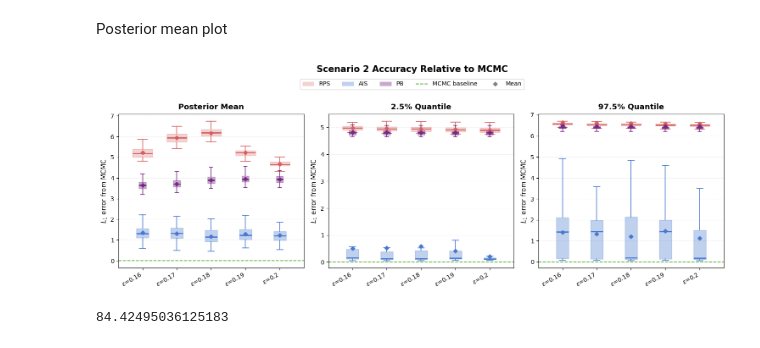
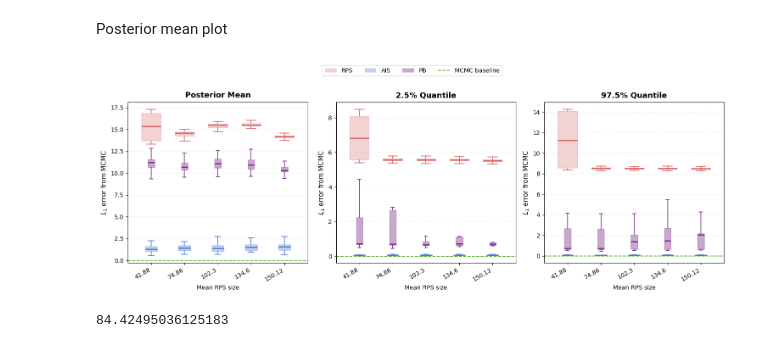
Before and after one commit to fyy2025/RHS-X, a Jupyter notebook: Code/simulation2.ipynb, the cells around one changed output. Cells and saved outputs as stored; diff of their text form; code cells hidden in the pictures.

```diff
--- a/Code/simulation2.ipynb
+++ b/Code/simulation2.ipynb
@@ -94,35 +95,39 @@ pb_overlap.groupby("eps")[["rps_n", "pb_n", "pb_new_n", "pb_new_fraction", "pb_n
+# %%
+rps_df = pb_overlap.groupby("theta")[["rps_n", "pb_n", "pb_new_n", "pb_new_fraction", "pb_new_posterior_mass"]].mean()
+# %%
+theta_labels = [t for t in rps_df.rps_n]
 # %% [markdown]
 Posterior mean plot
 # %%
 import numpy as np
-AIS = {k: [] for k in eps_keys}
-RPS = {k: [] for k in eps_keys}
-PB  = {k: [] for k in eps_keys}
+AIS_res = {k: [] for k in theta_keys}
+RPS_res = {k: [] for k in theta_keys}
+PB_res  = {k: [] for k in theta_keys}
 
 for x in data:
-    for key in eps_keys:
-        RPS[key].append(np.sum(np.abs(np.asarray(x[f"RPS_{key}"]) - x["MCMC"])))
-        AIS[key].append(np.sum(np.abs(np.asarray(x[f"AIS_{key}"]) - x["MCMC"])))
-        PB[key].append(np.sum(np.abs(np.asarray(x[f"PB_{key}"])  - x["MCMC"])))
+    for key in theta_keys:
+        RPS_res[key].append(np.sum(np.abs(np.asarray(x[f"RPS_{key}"]) - x["MCMC"])))
+        AIS_res[key].append(np.sum(np.abs(np.asarray(x[f"AIS_{key}"]) - x["MCMC"])))
+        PB_res[key].append(np.sum(np.abs(np.asarray(x[f"PB_{key}"])  - x["MCMC"])))
 # %%
 import pandas as pd
 import matplotlib.pyplot as plt
 import numpy as np
 from matplotlib.patches import Patch
 
-AIS_mean = {k: list(v) for k, v in AIS.items()}
-RPS_mean = {k: list(v) for k, v in RPS.items()}
-PB_mean  = {k: list(v) for k, v in PB.items()}
+AIS_mean = {k: list(v) for k, v in AIS_res.items()}
+RPS_mean = {k: list(v) for k, v in RPS_res.items()}
+PB_mean  = {k: list(v) for k, v in PB_res.items()}
 
-AIS_q025 = {k: [] for k in eps_keys}
-RPS_q025 = {k: [] for k in eps_keys}
-PB_q025  = {k: [] for k in eps_keys}
-AIS_q975 = {k: [] for k in eps_keys}
-RPS_q975 = {k: [] for k in eps_keys}
-PB_q975  = {k: [] for k in eps_keys}
+AIS_q025 = {k: [] for k in theta_keys}
+RPS_q025 = {k: [] for k in theta_keys}
+PB_q025  = {k: [] for k in theta_keys}
+AIS_q975 = {k: [] for k in theta_keys}
+RPS_q975 = {k: [] for k in theta_keys}
+PB_q975  = {k: [] for k in theta_keys}
 
 for x in data:
-    for key in eps_keys:
+    for key in theta_keys:
         AIS_q025[key].append(np.sum(np.abs(x[f"AIS_{key}_quantiles"]["0.025"] - x["MCMC_quantiles"]["0.025"])))
         RPS_q025[key].append(np.sum(np.abs(x[f"RPS_{key}_quantiles"]["0.025"] - x["MCMC_quantiles"]["0.025"])))
         PB_q025[key].append(np.sum(np.abs(x[f"PB_{key}_quantiles"]["0.025"]  - x["MCMC_quantiles"]["0.025"])))
@@ -132,7 +137,7 @@ for x in data:
 
 def to_df(d):
     df = pd.DataFrame.from_dict(d)
-    df.columns = eps_labels
+    df.columns = theta_labels
     return df
 
 def aligned_boxplot(ax, values, positions, color, width=0.48, alpha=0.32):
@@ -167,48 +172,48 @@ pb_color   = "#762a83"
 mcmc_color = "#4DAC26"
 
 fig, axes = plt.subplots(1, 3, figsize=(15, 5))
 panel_titles = ["Posterior Mean", "2.5% Quantile", "97.5% Quantile"]
 ais_dfs = [AIS_mean_df, AIS_q025_df, AIS_q975_df]
 rps_dfs = [RPS_mean_df, RPS_q025_df, RPS_q975_df]
 pb_dfs  = [PB_mean_df,  PB_q025_df,  PB_q975_df]
 
-n = len(epsilons)
-eps_pos = np.arange(1, n + 1)
+n = len(thetas)
+theta_pos = np.arange(1, n + 1)
 
 for ax, title, ais_df, rps_df, pb_df in zip(axes, panel_titles, ais_dfs, rps_dfs, pb_dfs):
     ais_values = [ais_df[col].dropna().values for col in ais_df.columns]
     rps_values = [rps_df[col].dropna().values for col in rps_df.columns]
     pb_values  = [pb_df[col].dropna().values  for col in pb_df.columns]
 
-    aligned_boxplot(ax, rps_values, eps_pos, rps_color, width=0.58, alpha=0.28)
-    aligned_boxplot(ax, ais_values, eps_pos, ais_color, width=0.36, alpha=0.34)
-    aligned_boxplot(ax, pb_values,  eps_pos, pb_color,  width=0.20, alpha=0.40)
-    mean_diamonds(ax, rps_values, eps_pos, rps_color)
-    mean_diamonds(ax, ais_values, eps_pos, ais_color)
-    mean_diamonds(ax, pb_values,  eps_pos, pb_color)
+    aligned_boxplot(ax, rps_values, theta_pos, rps_color, width=0.58, alpha=0.28)
+    aligned_boxplot(ax, ais_values, theta_pos, ais_color, width=0.36, alpha=0.34)
+    aligned_boxplot(ax, pb_values,  theta_pos, pb_color,  width=0.20, alpha=0.40)
+    # mean_diamonds(ax, rps_values, theta_pos, rps_color)
+    # mean_diamonds(ax, ais_values, theta_pos, ais_color)
+    # mean_diamonds(ax, pb_values,  theta_pos, pb_color)
     ax.axhline(0, color=mcmc_color, linestyle="--", linewidth=1.4, alpha=0.9)
 
-    ax.set_xticks(list(eps_pos))
-    ax.set_xticklabels(eps_labels, rotation=30, ha="right", fontsize=10)
+    ax.set_xticks(list(theta_pos))
+    ax.set_xticklabels(theta_labels, rotation=30, ha="right", fontsize=10)
     ax.set_xlim(0.3, n + 0.7)
     ax.set_title(title, fontsize=13, fontweight="bold", pad=8)
     ax.set_ylabel("$L_1$ error from MCMC", fontsize=11)
+    ax.set_xlabel("Mean RPS size")
     ax.grid(axis="y", linestyle=":", alpha=0.4)
 
 legend_elements = [
     Patch(facecolor=rps_color, alpha=0.28, label="RPS"),
     Patch(facecolor=ais_color, alpha=0.34, label="AIS"),
     Patch(facecolor=pb_color,  alpha=0.40, label="PB"),
     plt.Line2D([0], [0], color=mcmc_color, linestyle="--", linewidth=1.4, label="MCMC baseline"),
-    plt.Line2D([0], [0], marker="D", color="gray", markersize=5, linestyle="None", label="Mean"),
+    # plt.Line2D([0], [0], marker="D", color="gray", markersize=5, linestyle="None", label="Mean"),
 ]
-fig.legend(handles=legend_elements, loc="upper center", ncol=5, frameon=True, bbox_to_anchor=(0.5, 1.03))
-fig.suptitle("Scenario 2 Accuracy Relative to MCMC", fontsize=15, fontweight="bold", y=1.08)
+fig.legend(handles=legend_elements, loc="lower center", ncol=5, frameon=True, bbox_to_anchor=(0.5, 1.03))
 plt.tight_layout()
-plt.savefig("../Figures/simulation2_errors.png", dpi=150, bbox_inches="tight")
+plt.savefig("../Figures/simulation2_errors_final.png", dpi=150, bbox_inches="tight")
 plt.show()
 # %% [output]
-[figure, old version]
+[figure, new version]
 # %%
 x[0]["AIS_8.6_time"]
 # %% [output]
```
Also changed, not shown: parts of 6 cells of this notebook, 1 other file.
